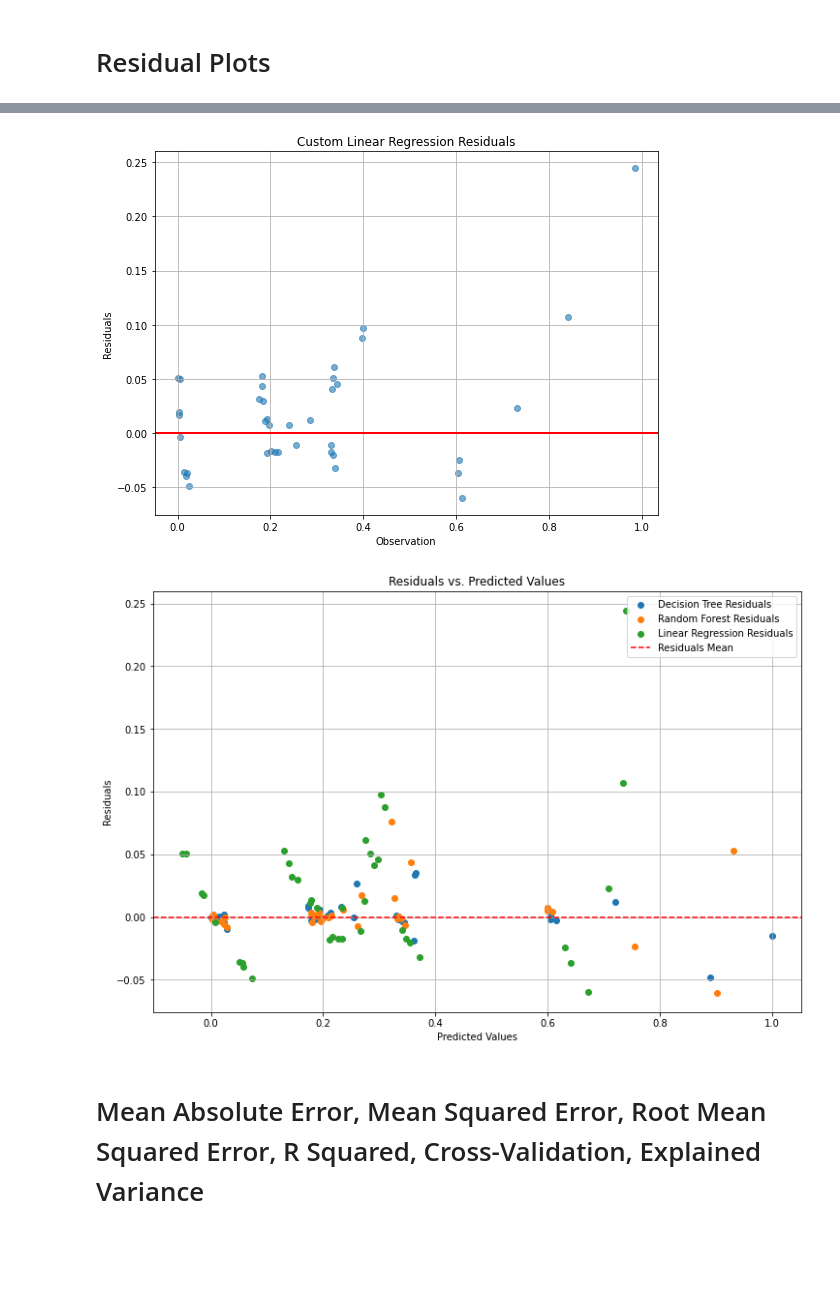
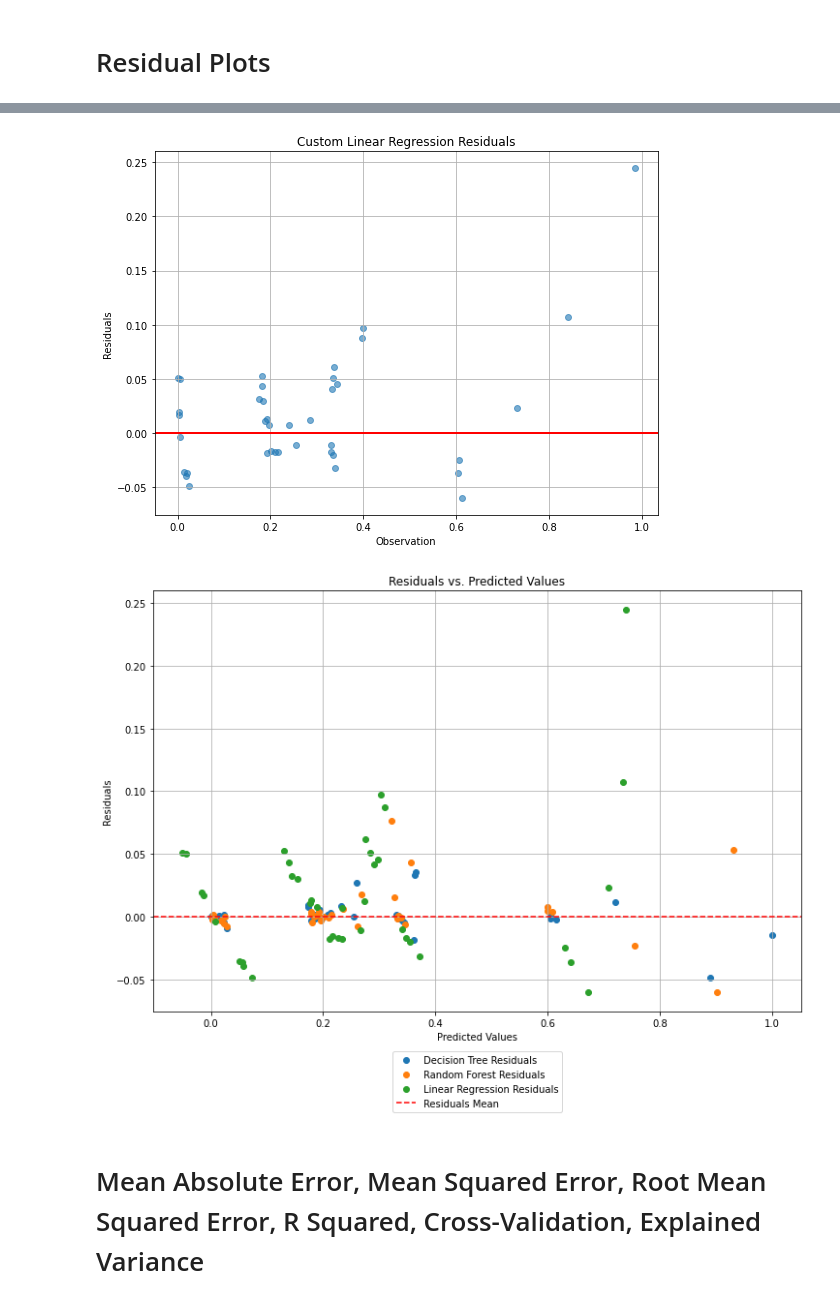
Before and after one commit to NathanPortelli/ICS5110-Applied-ML, a Jupyter notebook: main.ipynb, the cells around one changed output, grey strips where cells are left out. Saved outputs shown, nothing was run; the diff lists cells and outputs as text; code cells hidden in the pictures; blank space fills up the shorter version.

```diff
--- a/main.ipynb
+++ b/main.ipynb
@@ -366,35 +366,35 @@ plt.ylabel('Residuals')
 plt.title('Custom Random Forest Residuals')
 plt.tight_layout()
 plt.show()
 
 # Plot for Custom Linear Regression
 plt.figure(figsize=(8, 6))
 plt.scatter(y_test, custom_linear_regression_residuals, alpha=0.6)
 plt.axhline(y=0, color='r', linestyle='-', linewidth=2)
 plt.grid(True)
 plt.xlabel('Observation')
 plt.ylabel('Residuals')
 plt.title('Custom Linear Regression Residuals')
 plt.tight_layout()
 plt.show()
 
 # Residuals vs. Predicted Values for all models
 plt.figure(figsize=(12, 8))
 plt.scatter(Custom_Decision_Tree_Regressor_Prediction, custom_decision_tree_residuals, label='Decision Tree Residuals')
 plt.scatter(Custom_Random_Forest_Regressor_Prediction, custom_random_forest_residuals, label='Random Forest Residuals')
 plt.scatter(Custom_Linear_Regression_Prediction, custom_linear_regression_residuals, label='Linear Regression Residuals')
 plt.axhline(y=0, color='r', linestyle='--', label='Residuals Mean')
 plt.xlabel('Predicted Values')
 plt.ylabel('Residuals')
 plt.title('Residuals vs. Predicted Values')
-plt.legend()
+plt.legend(loc='lower center', bbox_to_anchor=(0.5,-0.25))
 plt.grid(True)
 plt.show()
 # %% [output]
 [figure]
 [figure]
 [figure]
-[figure, old version]
+[figure, new version]
 # %% [markdown]
 # Mean Absolute Error, Mean Squared Error, Root Mean Squared Error, R Squared, Cross-Validation, Explained Variance
 # %%
```
Also changed, not shown: parts of 2 cells of this notebook.
